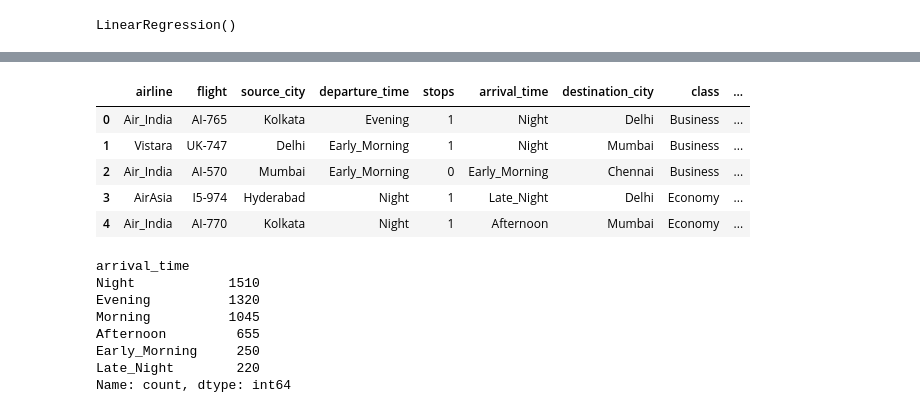
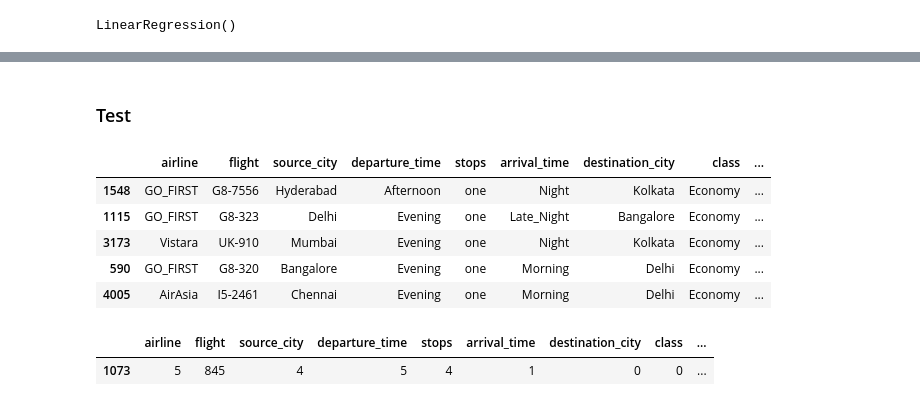
Before and after one commit to b0bursoliyev/mohirdev_praktikum, a Jupyter notebook: predict_a_price_of_ticket.ipynb, the cells around one changed output, grey strips where cells are left out. Drawn from its saved outputs; the diff is of its cells as text; code cells hidden in the pictures.

```diff
--- a/predict_a_price_of_ticket.ipynb
+++ b/predict_a_price_of_ticket.ipynb
@@ -43,0 +44,14 @@ df_train['stops'] = df_train['stops'].map({'one':1,'zero':0,'four':4})
+# %%
+def pre_prossesing(df):
+  df['stops'] =df['stops'].map({'one':1,'zero':0,'four':4})
+  df['arrival_time'] =df['arrival_time'].map({'Early_Morning':0,'Morning':1,'Afternoon':2,'Evening':4,'Night':5,'Late_Night':6})
+  df['departure_time'] =df['departure_time'].map({'Early_Morning':0,'Morning':1,'Afternoon':2,'Evening':4,'Night':5,'Late_Night':6})
+  df['source_city'] =df['source_city'].map({'Chennai':0,'Hyderabad':1,'Kolkata':2,'Bangalore':3,'Delhi':4,'Mumbai':5})
+  df['destination_city'] =df['destination_city'].map({'Chennai':0,'Hyderabad':1,'Kolkata':2,'Bangalore':3,'Delhi':4,'Mumbai':5})
+  df['class'] =df['class'].map({'Economy':0,'Business':1})
+  df['airline'] =df['airline'].map({'SpiceJet':0,'AirAsia':1,'GO_FIRST':2,'Indigo':3,'Air_India':4,'Vistara':5})
+
+  from sklearn.preprocessing import LabelEncoder
+  le = LabelEncoder()
+  df['flight'] = le.fit_transform(df['flight'])
+  return df
@@ -358,24 +250,20 @@ Name: count, dtype: int64
+# %% [markdown]
+### Test
+# %%
+df_test.sample(5)
+# %% [output]
+|  | airline | flight | source_city | departure_time | stops | arrival_time | destination_city | class | ... |
+| 1548 | GO_FIRST | G8-7556 | Hyderabad | Afternoon | one | Night | Kolkata | Economy | ... |
+| 1115 | GO_FIRST | G8-323 | Delhi | Evening | one | Late_Night | Bangalore | Economy | ... |
+| 3173 | Vistara | UK-910 | Mumbai | Evening | one | Night | Kolkata | Economy | ... |
+| 590 | GO_FIRST | G8-320 | Bangalore | Evening | one | Morning | Delhi | Economy | ... |
+| 4005 | AirAsia | I5-2461 | Chennai | Evening | one | Morning | Delhi | Economy | ... |
 # %%
 df_test['stops'][df_test['stops']=='two_or_more'] = 'four'
-# %%
-df_test['stops'] = df_test['stops'].map({'one':1,'zero':0,'four':4})
+# %%
+df_test = pre_prossesing(df_test)
 # %%
-df_test.head()
+df_test.sample()
 # %% [output]
 |  | airline | flight | source_city | departure_time | stops | arrival_time | destination_city | class | ... |
-| 0 | Air_India | AI-765 | Kolkata | Evening | 1 | Night | Delhi | Business | ... |
-| 1 | Vistara | UK-747 | Delhi | Early_Morning | 1 | Night | Mumbai | Business | ... |
-| 2 | Air_India | AI-570 | Mumbai | Early_Morning | 0 | Early_Morning | Chennai | Business | ... |
-| 3 | AirAsia | I5-974 | Hyderabad | Night | 1 | Late_Night | Delhi | Economy | ... |
-| 4 | Air_India | AI-770 | Kolkata | Night | 1 | Afternoon | Mumbai | Economy | ... |
+| 1073 | 5 | 845 | 4 | 5 | 4 | 1 | 0 | 0 | ... |
-# %%
-df_test['arrival_time'].value_counts()
-# %% [output]
-arrival_time
-Night            1510
-Evening          1320
-Morning          1045
-Afternoon         655
-Early_Morning     250
-Late_Night        220
-Name: count, dtype: int64
```
Also changed, not shown: parts of 113 cells of this notebook.
